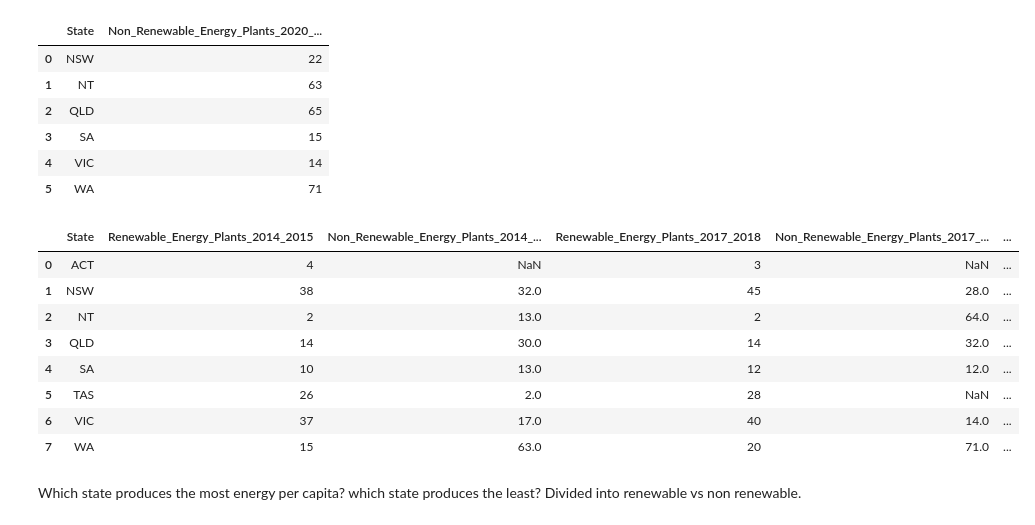
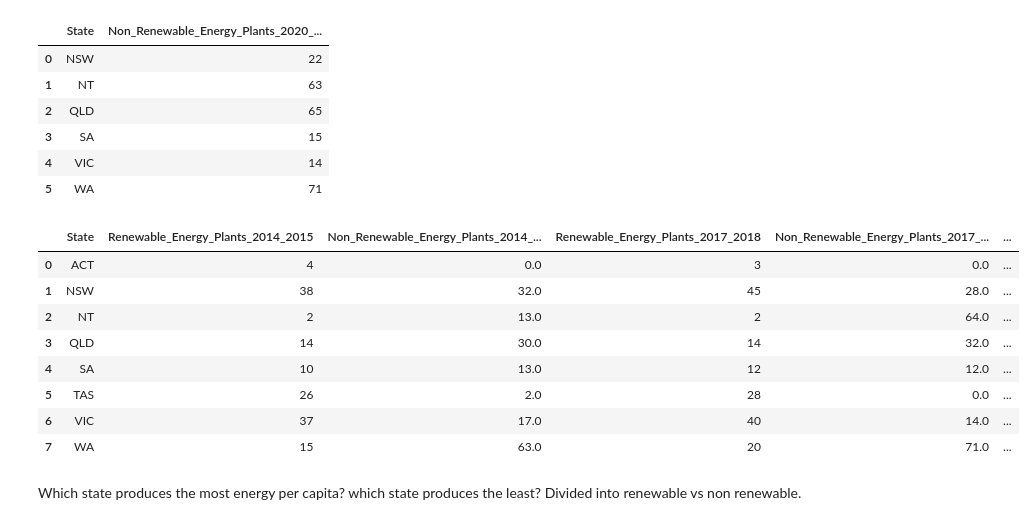
Before and after one commit to Carly-Jane/Drafting_Projects, a Jupyter notebook: working_custom_DFs.ipynb, the cells around one changed output. Saved outputs shown, nothing was run; the diff lists cells and outputs as text; code cells hidden in the pictures.

```diff
--- a/working_custom_DFs.ipynb
+++ b/working_custom_DFs.ipynb
@@ -490,15 +490,16 @@ tt_transformed_progression_nonrenewable_grouped
 | 5 | WA | 71 |
 # %%
 energy_progression_merged = pd.merge(energy_progression_merged, tt_transformed_progression_nonrenewable_grouped, how="left", on=["State", "State"])
+energy_progression_merged = energy_progression_merged.fillna(0)
 energy_progression_merged
 # %% [output]
 |  | State | Renewable_Energy_Plants_2014_2015 | Non_Renewable_Energy_Plants_2014_... | Renewable_Energy_Plants_2017_2018 | Non_Renewable_Energy_Plants_2017_... | ... |
-| 0 | ACT | 4 | NaN | 3 | NaN | ... |
+| 0 | ACT | 4 | 0.0 | 3 | 0.0 | ... |
 | 1 | NSW | 38 | 32.0 | 45 | 28.0 | ... |
 | 2 | NT | 2 | 13.0 | 2 | 64.0 | ... |
 | 3 | QLD | 14 | 30.0 | 14 | 32.0 | ... |
 | 4 | SA | 10 | 13.0 | 12 | 12.0 | ... |
-| 5 | TAS | 26 | 2.0 | 28 | NaN | ... |
+| 5 | TAS | 26 | 2.0 | 28 | 0.0 | ... |
 | 6 | VIC | 37 | 17.0 | 40 | 14.0 | ... |
 | 7 | WA | 15 | 63.0 | 20 | 71.0 | ... |
 # %%
```
Also changed, not shown: parts of 1 cell of this notebook.
